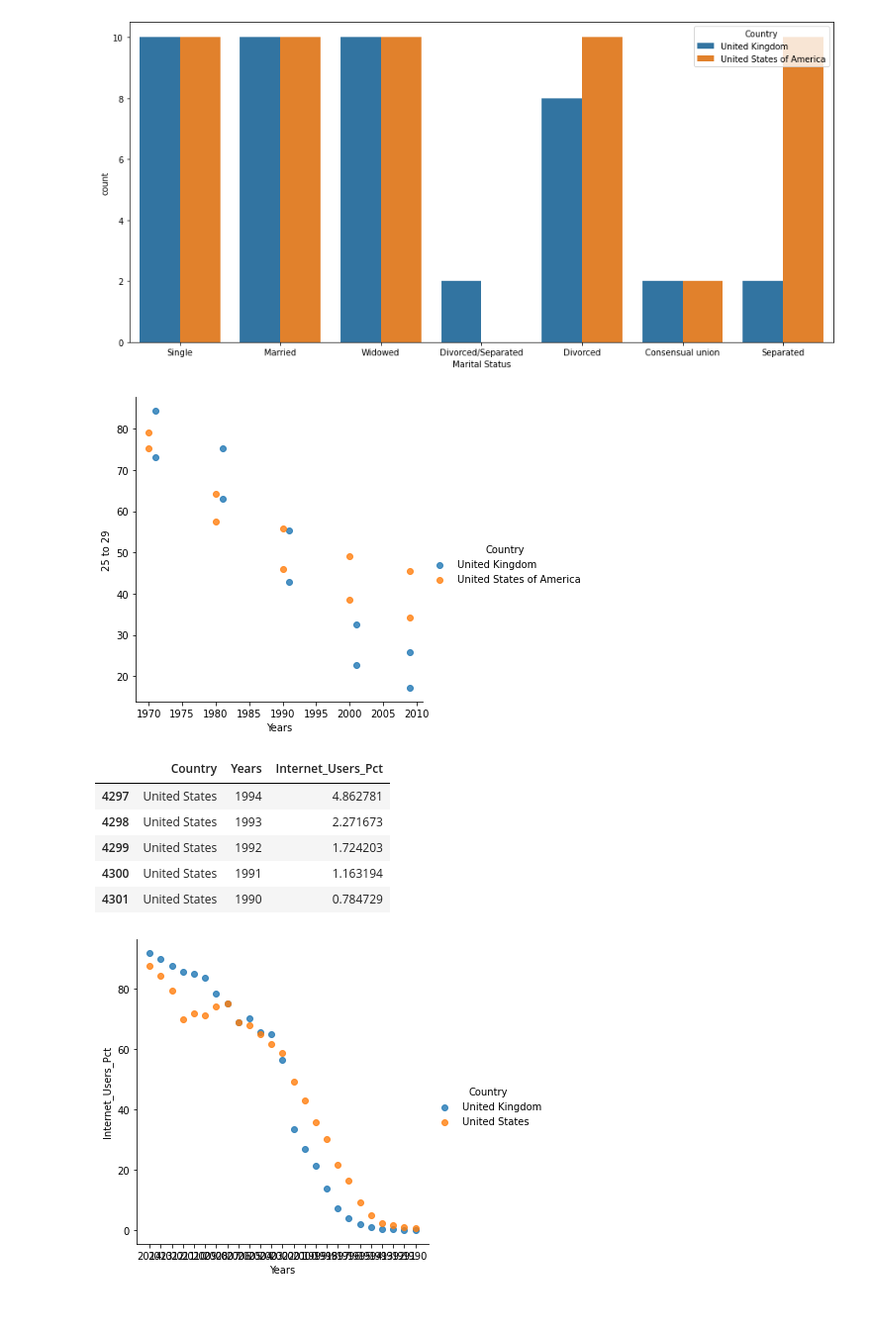
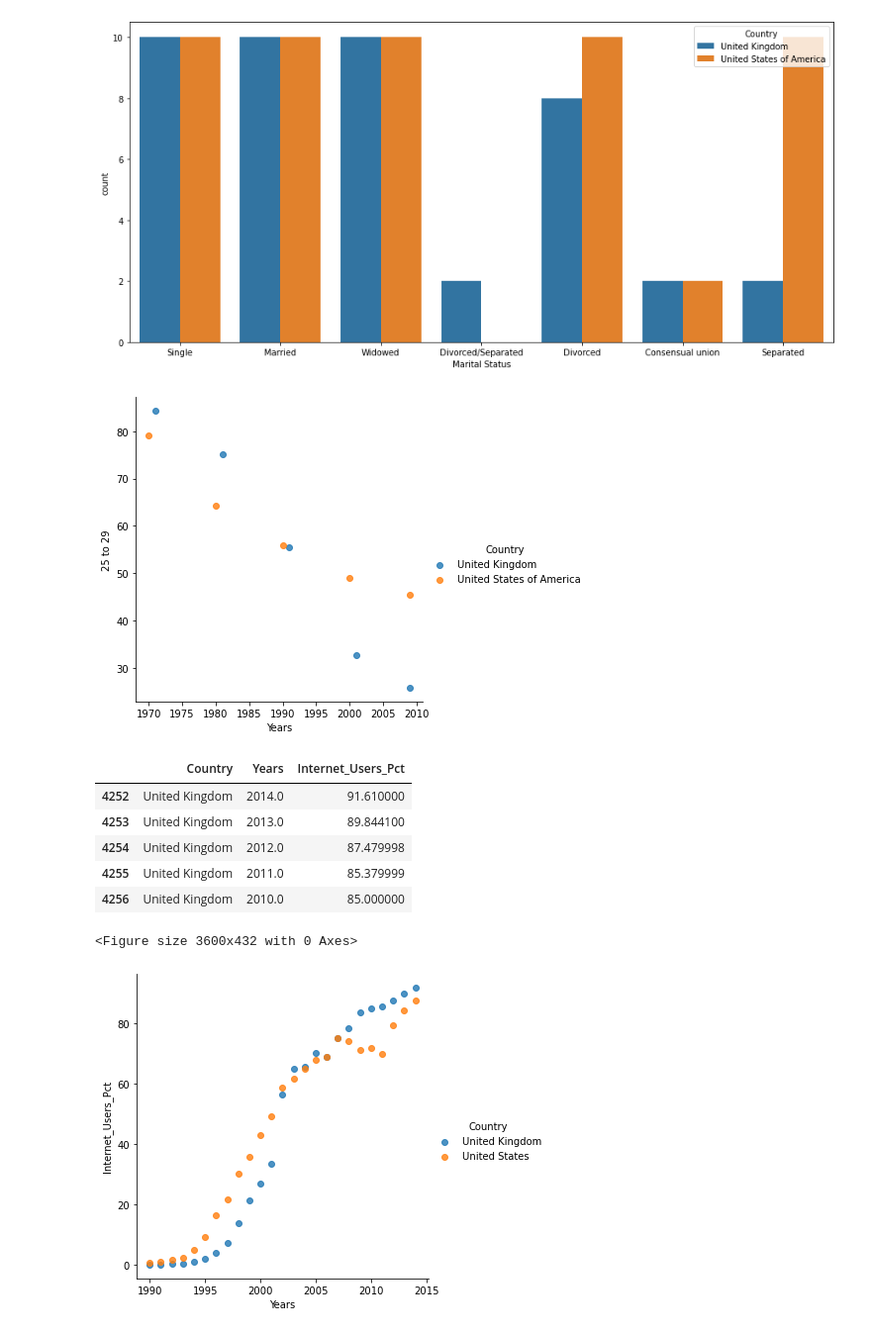
Before and after one commit to nss-data-science-cohort-4/dq1-undata-matthgray, a Jupyter notebook: un_data.ipynb, the cells around one changed output. Shown at 99% size. Cells and saved outputs as stored; diff of their text form; code cells hidden in the pictures.

Commit message:
data clean and project slides

```diff
--- a/un_data.ipynb
+++ b/un_data.ipynb
@@ -438,6 +397,8 @@ types of its columns? Ensure that the Internet_Users_Pct column is a
 numeric data type and fix it if it is not.
 # %%
 internet_df = internet_df.dropna()
+# %%
+internet_df['Years']= internet_df['Years'].astype(str).astype(float)
 # %%
 internet_df.shape
 # %% [output]
@@ -806,28 +780,29 @@ sns.countplot(x = 'Marital Status', hue = 'Country', data = m_status_west)
 [figure]
 # %%
 #sns.lmplot(x='25 to 29', y='Years', data=m_status_west);
-sns.lmplot(x='Years', y='25 to 29', data=ma_status_west,
+sns.lmplot(x='Years', y='25 to 29', data=women_status_west,
            fit_reg=False, # Remove the regression line
            hue='Country');   # Color by quality
 # %% [output]
-[figure, old version]
+[figure, new version]
 # %%
 # internet data for us and uk
 internet_df_west = internet_df[(internet_df["Country"] == 'United States') | (internet_df["Country"] == 'United Kingdom')]
 # %%
-internet_df_west.tail()
+internet_df_west.head()
 # %% [output]
 |  | Country | Years | Internet_Users_Pct |
-| 4297 | United States | 1994 | 4.862781 |
-| 4298 | United States | 1993 | 2.271673 |
-| 4299 | United States | 1992 | 1.724203 |
-| 4300 | United States | 1991 | 1.163194 |
-| 4301 | United States | 1990 | 0.784729 |
+| 4252 | United Kingdom | 2014.0 | 91.610000 |
+| 4253 | United Kingdom | 2013.0 | 89.844100 |
+| 4254 | United Kingdom | 2012.0 | 87.479998 |
+| 4255 | United Kingdom | 2011.0 | 85.379999 |
+| 4256 | United Kingdom | 2010.0 | 85.000000 |
 # %%
 #sns.lmplot(x='25 to 29', y='Years', data=m_status_west);
-
+plt.figure(figsize=(50, 6))
 sns.lmplot(x='Years', y='Internet_Users_Pct', data=internet_df_west,
            fit_reg=False, # Remove the regression line
-           hue='Country');   # Color by quality
+           hue='Country',);   # Color by quality
 # %% [output]
+<Figure size 3600x432 with 0 Axes>
-[figure, old version]
+[figure, new version]
```
Also changed, not shown: parts of 52 cells of this notebook.
